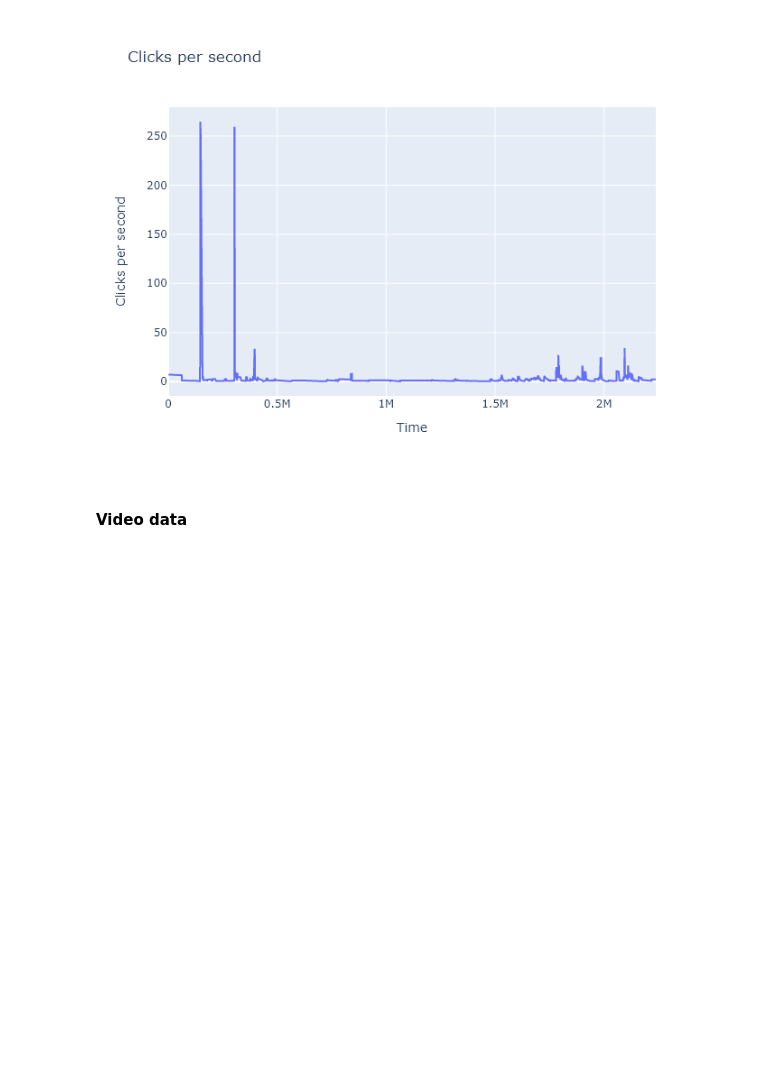
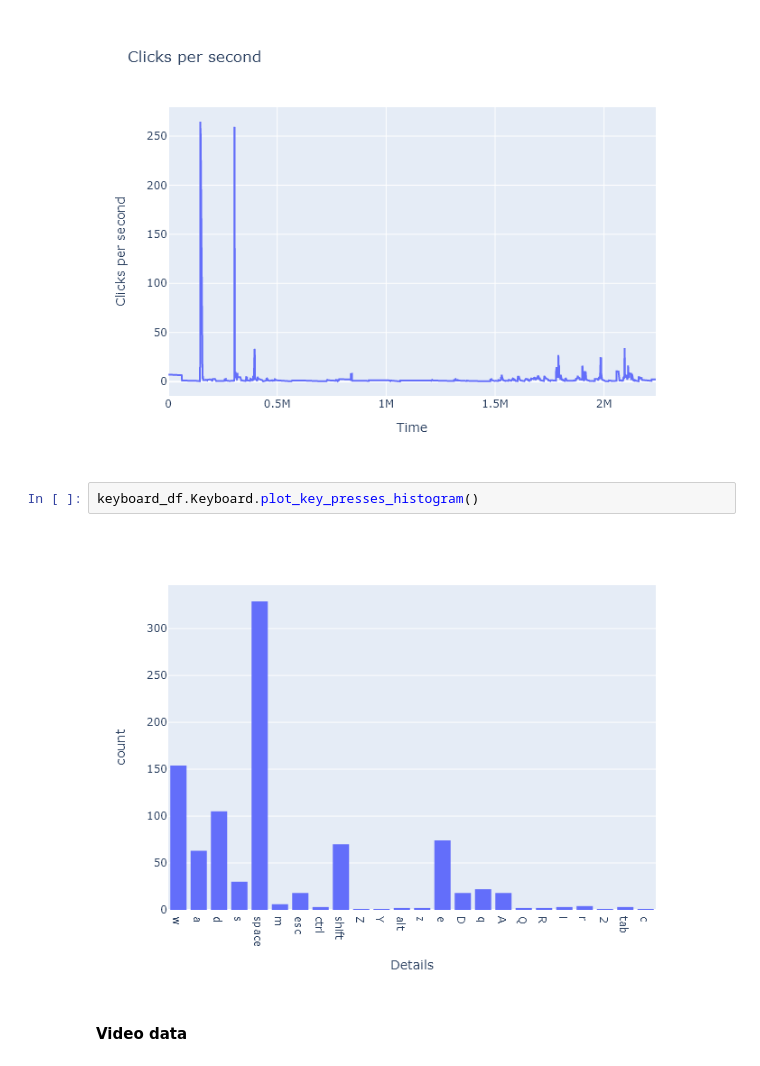
Before and after one commit to ondrabimka/gaming_health_data, a Jupyter notebook: gaming_health_data/data_exploration/exploration_notebook.ipynb, the cells around one changed output. Cells and saved outputs as stored; diff of their text form; blank space fills up the shorter version.

Commit message:
added key histogram

```diff
--- a/gaming_health_data/data_exploration/exploration_notebook.ipynb
+++ b/gaming_health_data/data_exploration/exploration_notebook.ipynb
@@ -37,6 +37,10 @@ mouse_df.Mouse.plot_clicks_per_second(window_size=2)
 keyboard_df.Keyboard.plot_clicks_per_second(window_size=4)
 # %% [output]
 [figure]
+# %%
+keyboard_df.Keyboard.plot_key_presses_histogram()
+# %% [output]
+[figure, added]
 # %% [markdown]
 #### Video data
 # %%
```
Also changed, not shown: 1 other file.
